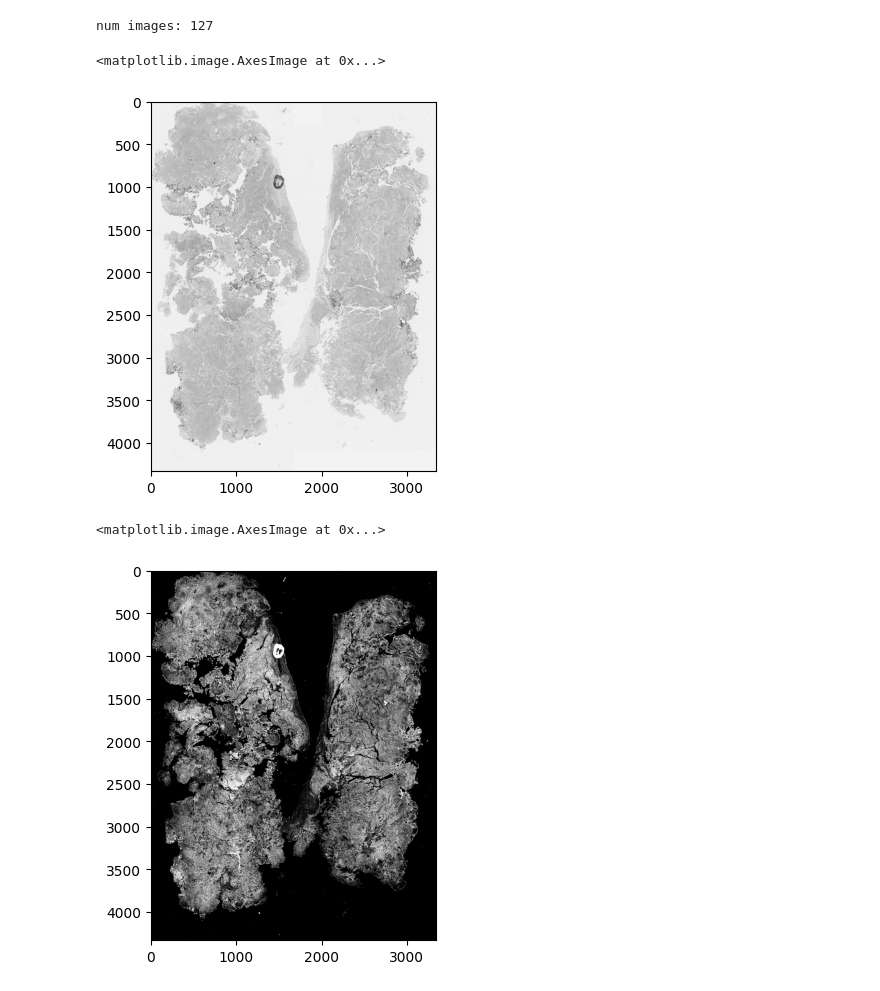
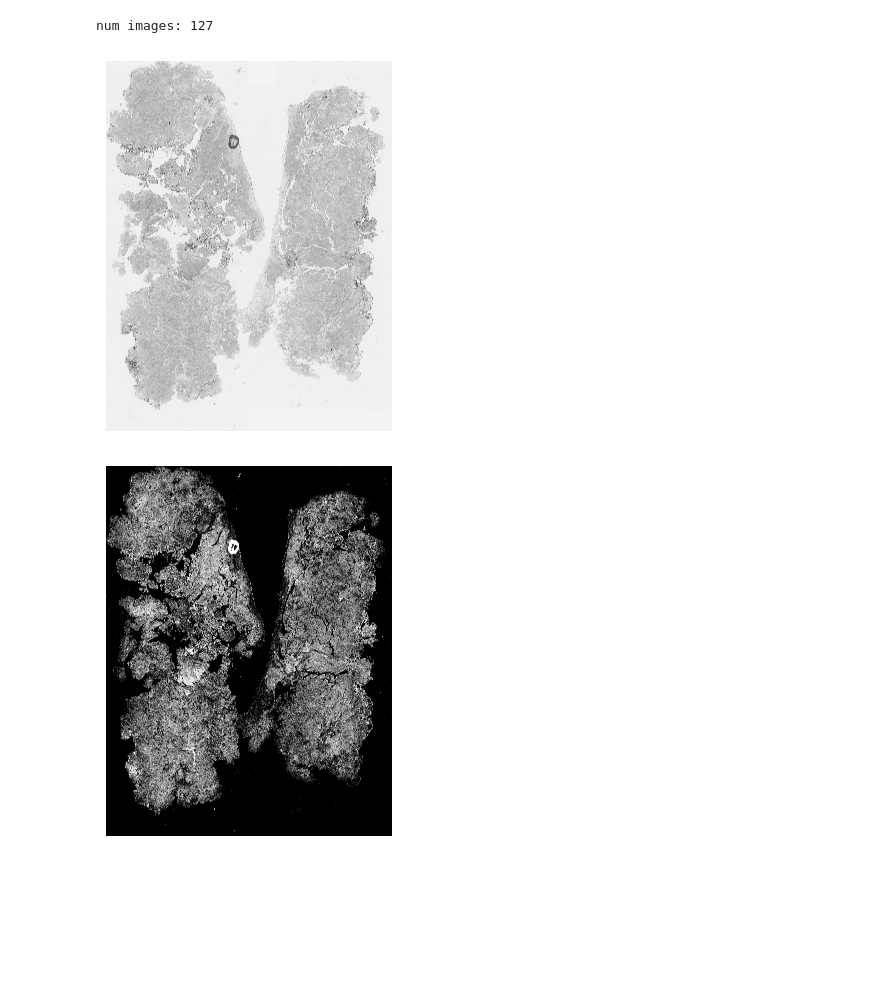
Before and after one commit to emnzn/ViT-Based-WSI-Classification, a Jupyter notebook: notebooks/contour.ipynb, the cells around one changed output. Cells and saved outputs as stored; diff of their text form; code cells hidden in the pictures; blank space fills up the shorter version.

```diff
--- a/notebooks/contour.ipynb
+++ b/notebooks/contour.ipynb
@@ -19,23 +19,25 @@ images = [pyvips.Image.new_from_file(f, access="sequential") for f in image_path
 # %%
 test_image = images[1].numpy()
 
-width, height = test_image.shape[1], test_image.shape[0]
+# width, height = test_image.shape[1], test_image.shape[0]
 
-test_image = cv2.resize(test_image, (width // 10, height // 10))
+# test_image = cv2.resize(test_image, (width // 10, height // 10))
 # %%
 gray = cv2.cvtColor(test_image, cv2.COLOR_BGR2GRAY)
 
 plt.imshow(gray, cmap="gray")
+plt.axis("off")
+plt.show()
 # %% [output]
-<matplotlib.image.AxesImage at 0x...>
-[figure, old version]
+[figure, new version]
 # %%
 _, binary = cv2.threshold(gray, 0, 255, cv2.THRESH_BINARY_INV + cv2.THRESH_OTSU)
 
 plt.imshow(binary, cmap="gray")
+plt.axis("off")
+plt.show()
 # %% [output]
-<matplotlib.image.AxesImage at 0x...>
-[figure, old version]
+[figure, new version]
 # %%
 contours, _ = cv2.findContours(binary, cv2.RETR_EXTERNAL, cv2.CHAIN_APPROX_SIMPLE)
 x_min, y_min, x_max, y_max = float('inf'), float('inf'), 0, 0
```
Also changed, not shown: parts of 3 cells of this notebook.
